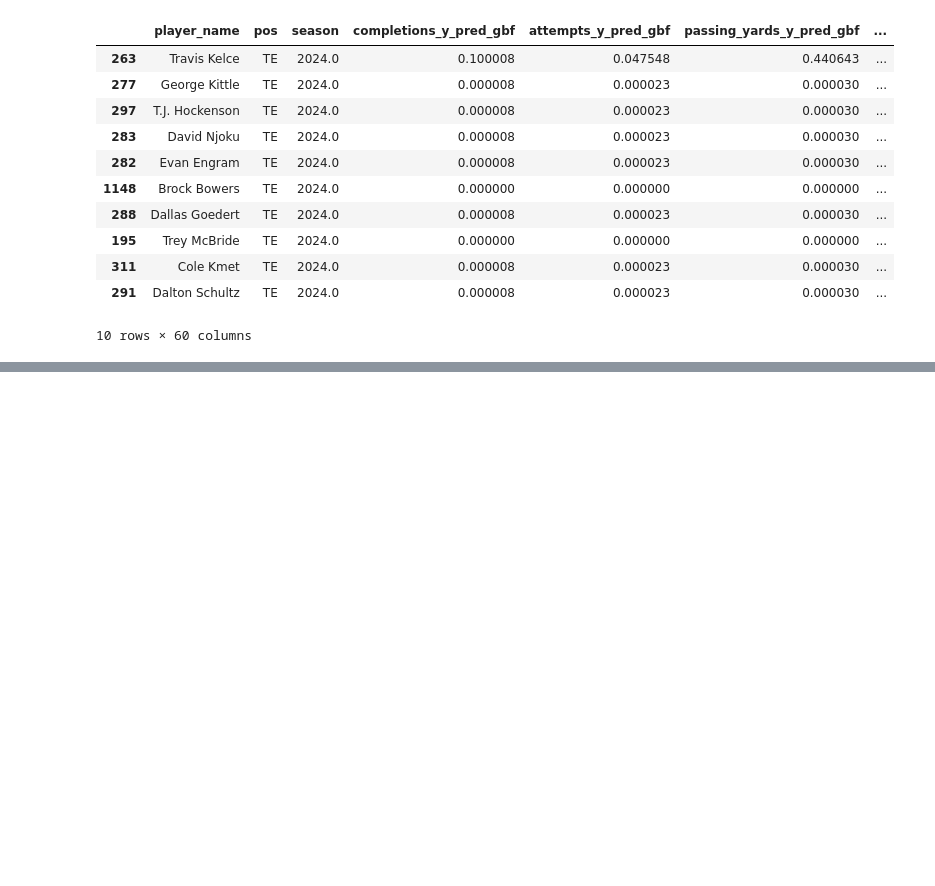
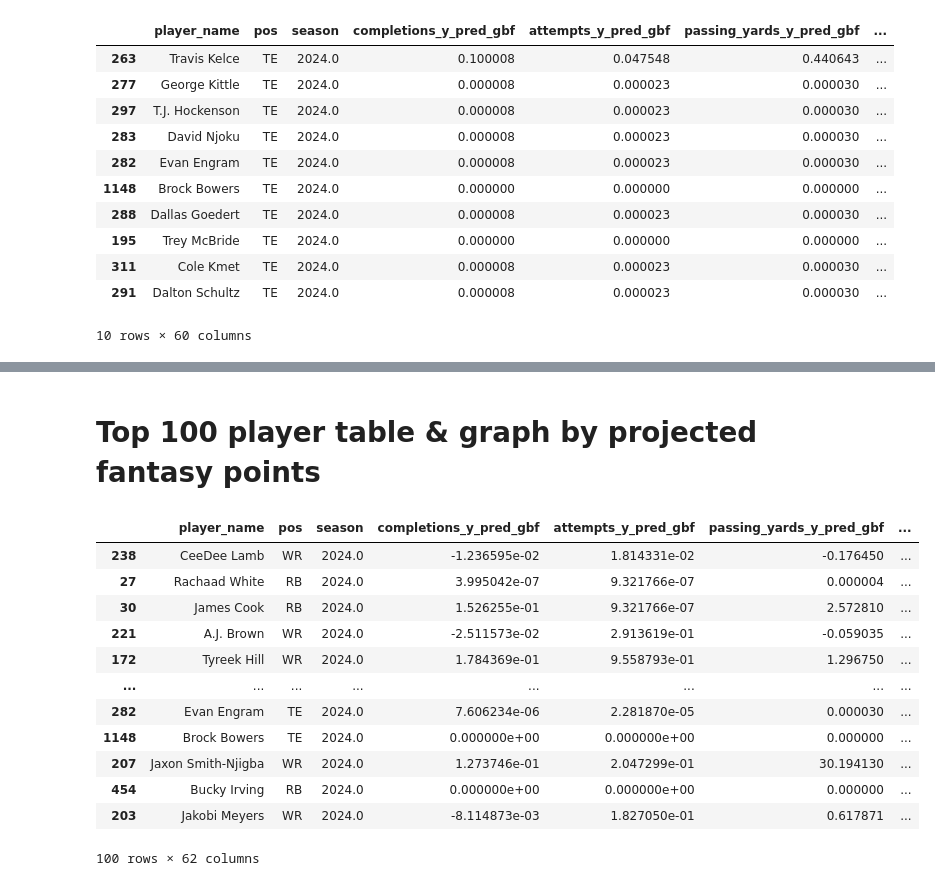
Before and after one commit to JoshKepler/Portfolio, a Jupyter notebook: NFL Project/Combined Season Prediction.ipynb, the cells around one changed output, grey strips where cells are left out. Cells and saved outputs as stored; diff of their text form; code cells hidden in the pictures; blank space fills up the shorter version.

```diff
--- a/NFL Project/Combined Season Prediction.ipynb
+++ b/NFL Project/Combined Season Prediction.ipynb
@@ -270,0 +283,18 @@ for pos in pos_list:
+# %% [markdown]
+# Top 100 player table & graph by projected fantasy points
+# %%
+combined_df[combined_df['fantasy_points_proj_rank'] <= 100].sort_values(by='fantasy_points_proj_rank')
+# %% [output]
+|  | player_name | pos | season | completions_y_pred_gbf | attempts_y_pred_gbf | passing_yards_y_pred_gbf | ... |
+| 238 | CeeDee Lamb | WR | 2024.0 | -1.236595e-02 | 1.814331e-02 | -0.176450 | ... |
+| 27 | Rachaad White | RB | 2024.0 | 3.995042e-07 | 9.321766e-07 | 0.000004 | ... |
+| 30 | James Cook | RB | 2024.0 | 1.526255e-01 | 9.321766e-07 | 2.572810 | ... |
+| 221 | A.J. Brown | WR | 2024.0 | -2.511573e-02 | 2.913619e-01 | -0.059035 | ... |
+| 172 | Tyreek Hill | WR | 2024.0 | 1.784369e-01 | 9.558793e-01 | 1.296750 | ... |
+| ... | ... | ... | ... | ... | ... | ... | ... |
+| 282 | Evan Engram | TE | 2024.0 | 7.606234e-06 | 2.281870e-05 | 0.000030 | ... |
+| 1148 | Brock Bowers | TE | 2024.0 | 0.000000e+00 | 0.000000e+00 | 0.000000 | ... |
+| 207 | Jaxon Smith-Njigba | WR | 2024.0 | 1.273746e-01 | 2.047299e-01 | 30.194130 | ... |
+| 454 | Bucky Irving | RB | 2024.0 | 0.000000e+00 | 0.000000e+00 | 0.000000 | ... |
+| 203 | Jakobi Meyers | WR | 2024.0 | -8.114873e-03 | 1.827050e-01 | 0.617871 | ... |
+100 rows × 62 columns
```
Also changed, not shown: parts of 11 cells of this notebook.
